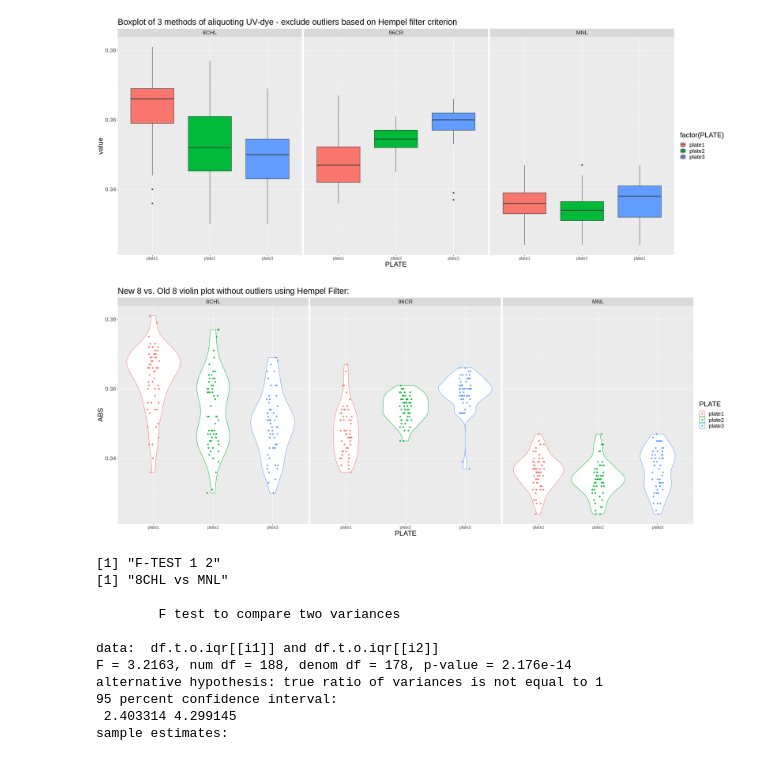
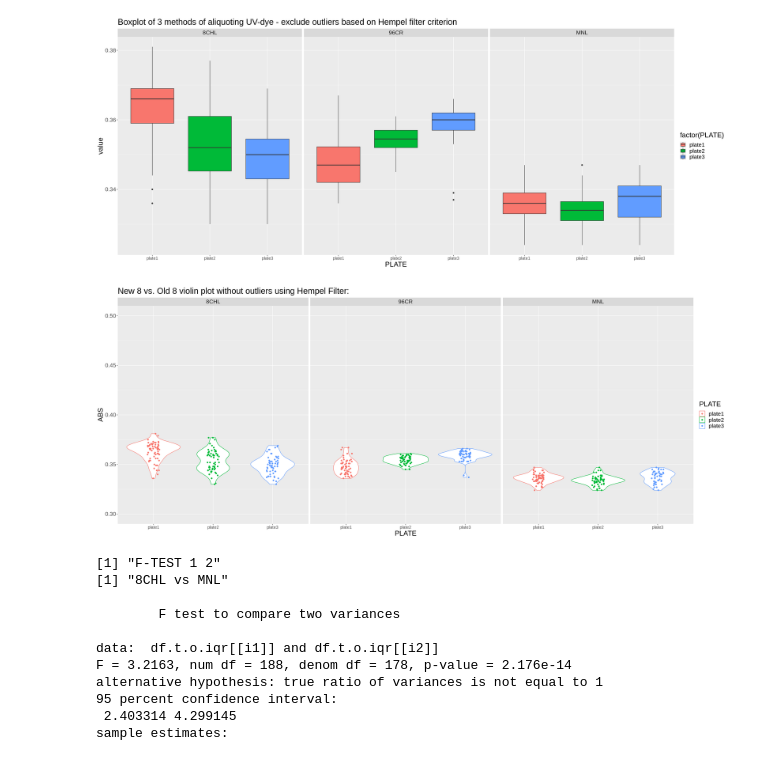
Before and after one commit to sktrinh12/bdb-R-python-nbks, a Jupyter notebook: corehead_data/t-test_uvvis_data_96v8.ipynb, the cells around one changed output. Drawn from its saved outputs; the diff is of its cells as text; code cells hidden in the pictures.

```diff
--- a/corehead_data/t-test_uvvis_data_96v8.ipynb
+++ b/corehead_data/t-test_uvvis_data_96v8.ipynb
@@ -537,15 +538,16 @@ ggplot(dff, aes(x=PLATE,y=value, group = PLATE, fill = factor(PLATE))) +
 # %%
 # violin plot without outliers using Hempel filter
 ggplot(dff_hf, aes(x=PLATE,y=value, colour = PLATE)) +
     geom_violin(aes(colour = PLATE)) +
     geom_jitter(height = 0, width = 0.1) +
     ggtitle("New 8 vs. Old 8 violin plot without outliers using Hempel Filter:" ) +
     ylab("ABS") +
+    ylim(c(0.3,0.5)) +
     facet_wrap(~ METHOD) +
     theme(text = element_text(size=20),
         axis.text.x = element_text(size = 12))
 # %% [output]
-[figure, old version]
+[figure, new version]
 # %%
 # re run stats to see if removing outliers help (IQR)
 df.t.o.iqr <- list()
```
Also changed, not shown: parts of 2 cells of this notebook, 20 other files.
